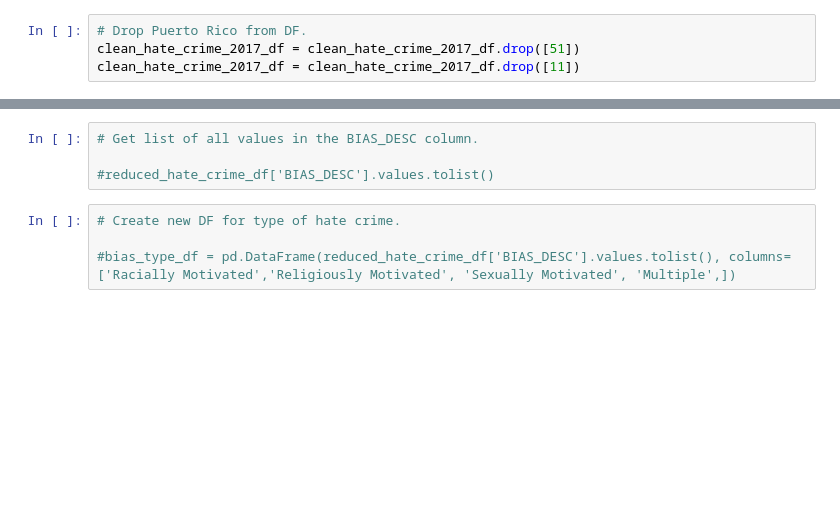
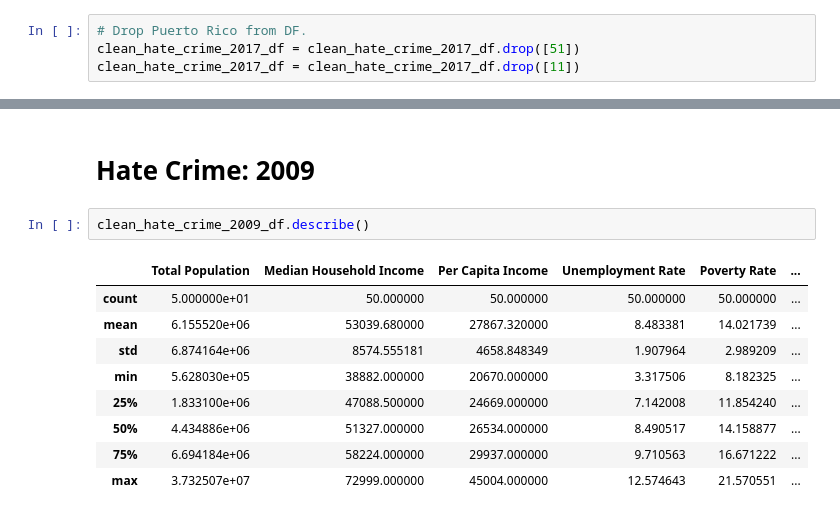
Before and after one commit to ZGrinacoff/Eight-Years-Later, a Jupyter notebook: hate_crime.ipynb, the cells around one changed output, grey strips where cells are left out. Drawn from its saved outputs; the diff is of its cells as text; blank space fills up the shorter version.

```diff
--- a/hate_crime.ipynb
+++ b/hate_crime.ipynb
@@ -293,8 +329,14 @@ clean_hate_crime_2017_df.to_csv('hate_crime_socioeconomic_2017.csv')
-# %%
-# Get list of all values in the BIAS_DESC column.
-
-#reduced_hate_crime_df['BIAS_DESC'].values.tolist()
-# %%
-# Create new DF for type of hate crime.
-
-#bias_type_df = pd.DataFrame(reduced_hate_crime_df['BIAS_DESC'].values.tolist(), columns=['Racially Motivated','Religiously Motivated', 'Sexually Motivated', 'Multiple',])
+# %% [markdown]
+# Hate Crime: 2009
+# %%
+clean_hate_crime_2009_df.describe()
+# %% [output]
+|  | Total Population | Median Household Income | Per Capita Income | Unemployment Rate | Poverty Rate | ... |
+| count | 5.000000e+01 | 50.000000 | 50.000000 | 50.000000 | 50.000000 | ... |
+| mean | 6.155520e+06 | 53039.680000 | 27867.320000 | 8.483381 | 14.021739 | ... |
+| std | 6.874164e+06 | 8574.555181 | 4658.848349 | 1.907964 | 2.989209 | ... |
+| min | 5.628030e+05 | 38882.000000 | 20670.000000 | 3.317506 | 8.182325 | ... |
+| 25% | 1.833100e+06 | 47088.500000 | 24669.000000 | 7.142008 | 11.854240 | ... |
+| 50% | 4.434886e+06 | 51327.000000 | 26534.000000 | 8.490517 | 14.158877 | ... |
+| 75% | 6.694184e+06 | 58224.000000 | 29937.000000 | 9.710563 | 16.671222 | ... |
+| max | 3.732507e+07 | 72999.000000 | 45004.000000 | 12.574643 | 21.570551 | ... |
```
Also changed, not shown: parts of 3 cells of this notebook.
